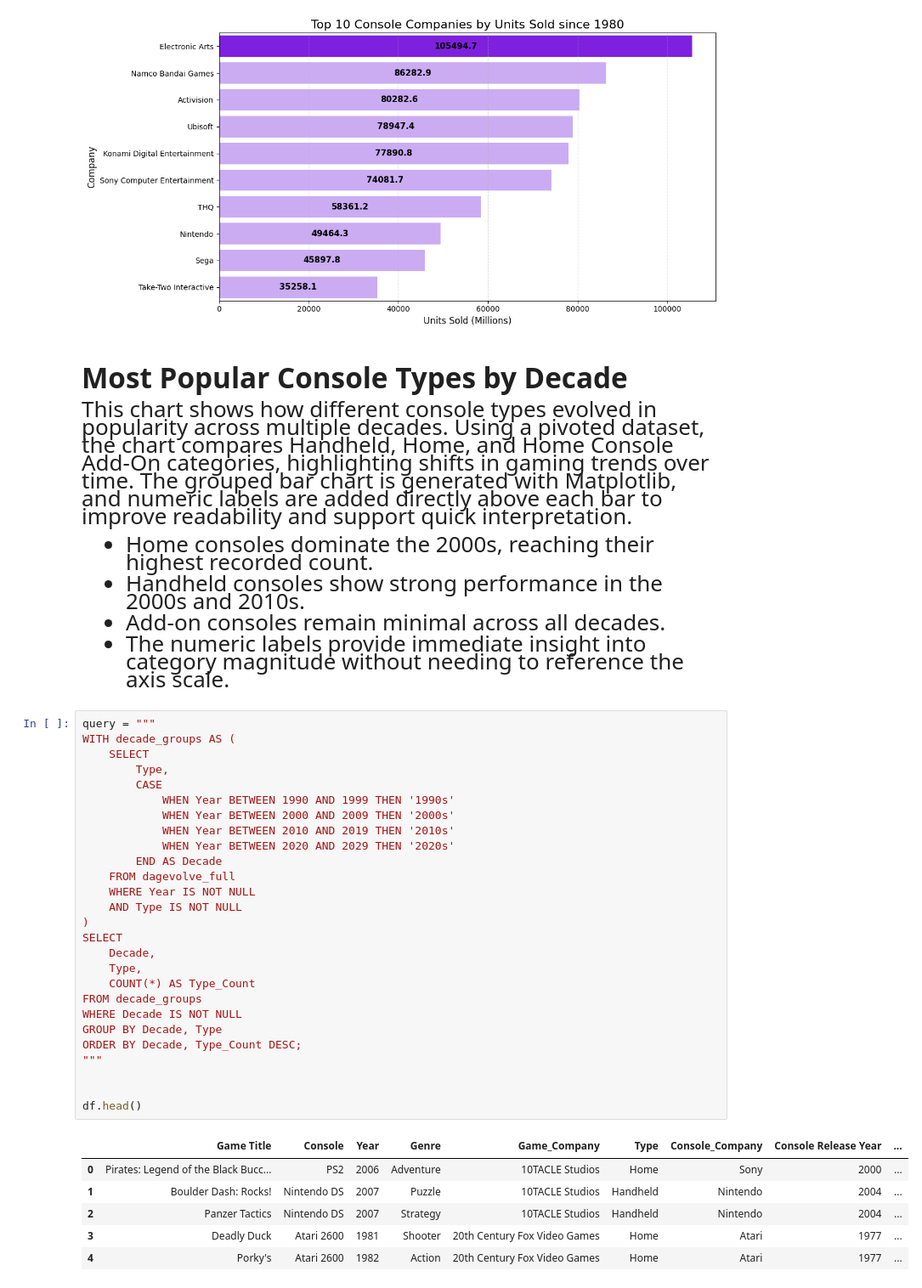
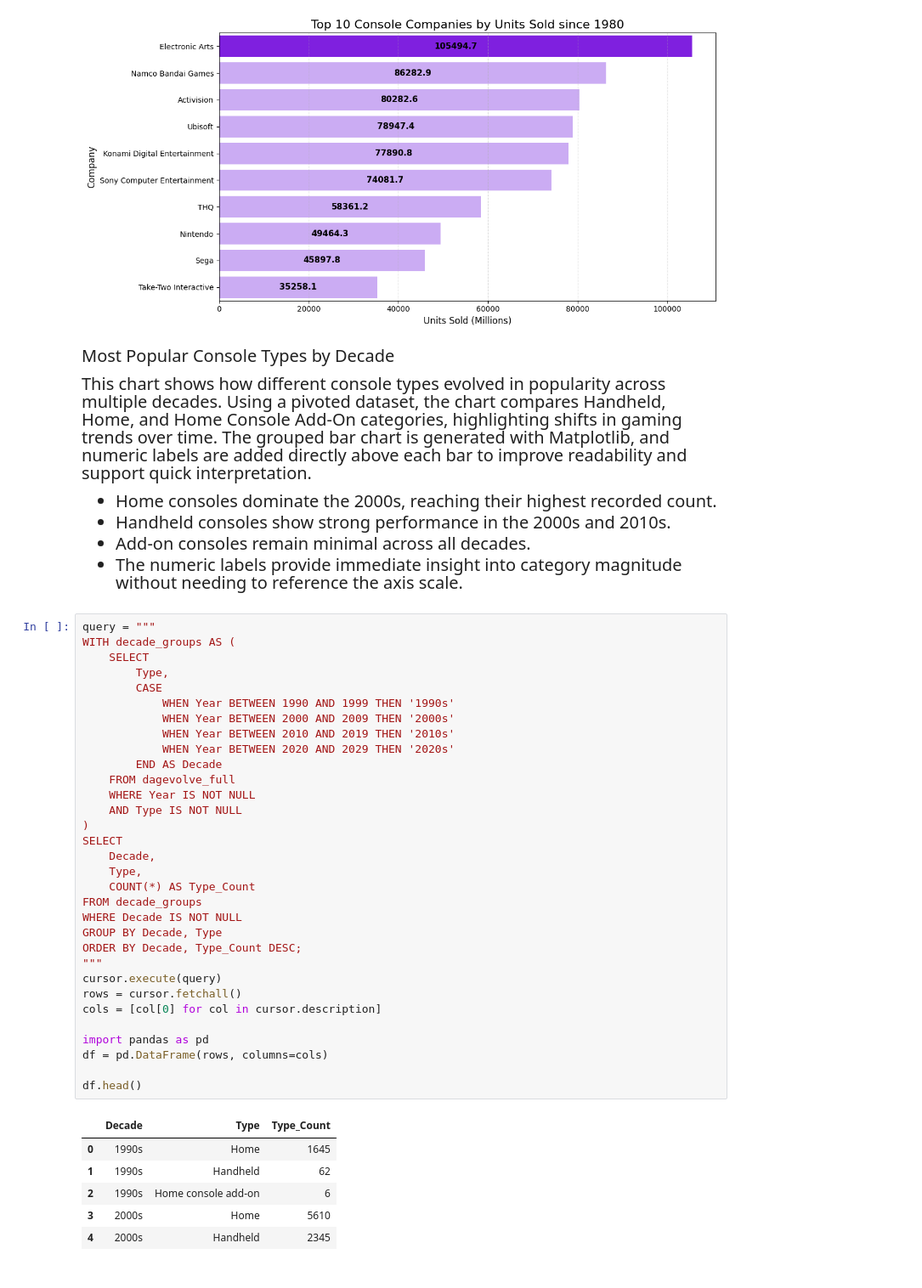
Before and after one commit to Teerp1986/The-Evolution-Of-Gaming, a Jupyter notebook: notebook/gamevolve.ipynb, the cells around one changed output. Shown at 85% size. Saved outputs shown, nothing was run; the diff lists cells and outputs as text.

```diff
--- a/notebook/gamevolve.ipynb
+++ b/notebook/gamevolve.ipynb
@@ -587,9 +598,9 @@ plt.show()
 # %% [output]
 [figure]
 # %% [markdown]
-<div style="font-family:'Times New Roman'; font-size:26px; font-weight:;">
+<div style="font-family:'Times New Roman'; font-size:20px; font-weight:;">
 
-### Most Popular Console Types by Decade
+Most Popular Console Types by Decade
 
 This chart shows how different console types evolved in popularity across multiple decades. Using a pivoted dataset, the chart compares Handheld, Home, and Home Console Add‑On categories, highlighting shifts in gaming trends over time.
 The grouped bar chart is generated with Matplotlib, and numeric labels are added directly above each bar to improve readability and support quick interpretation.
@@ -601,35 +612,40 @@ The grouped bar chart is generated with Matplotlib, and numeric labels are added
 # %%
 query = """
 WITH decade_groups AS (
     SELECT
         Type,
         CASE
             WHEN Year BETWEEN 1990 AND 1999 THEN '1990s'
             WHEN Year BETWEEN 2000 AND 2009 THEN '2000s'
             WHEN Year BETWEEN 2010 AND 2019 THEN '2010s'
             WHEN Year BETWEEN 2020 AND 2029 THEN '2020s'
         END AS Decade
     FROM dagevolve_full
     WHERE Year IS NOT NULL
     AND Type IS NOT NULL
 )
 SELECT
     Decade,
     Type,
     COUNT(*) AS Type_Count
 FROM decade_groups
 WHERE Decade IS NOT NULL
 GROUP BY Decade, Type
 ORDER BY Decade, Type_Count DESC;
 """
+cursor.execute(query)
+rows = cursor.fetchall()
+cols = [col[0] for col in cursor.description]
 
+import pandas as pd
+df = pd.DataFrame(rows, columns=cols)
 
 df.head()
 # %% [output]
-|  | Game Title | Console | Year | Genre | Game_Company | Type | Console_Company | Console Release Year | ... |
-| 0 | Pirates: Legend of the Black Bucc... | PS2 | 2006 | Adventure | 10TACLE Studios | Home | Sony | 2000 | ... |
-| 1 | Boulder Dash: Rocks! | Nintendo DS | 2007 | Puzzle | 10TACLE Studios | Handheld | Nintendo | 2004 | ... |
-| 2 | Panzer Tactics | Nintendo DS | 2007 | Strategy | 10TACLE Studios | Handheld | Nintendo | 2004 | ... |
-| 3 | Deadly Duck | Atari 2600 | 1981 | Shooter | 20th Century Fox Video Games | Home | Atari | 1977 | ... |
-| 4 | Porky's | Atari 2600 | 1982 | Action | 20th Century Fox Video Games | Home | Atari | 1977 | ... |
+|  | Decade | Type | Type_Count |
+| 0 | 1990s | Home | 1645 |
+| 1 | 1990s | Handheld | 62 |
+| 2 | 1990s | Home console add-on | 6 |
+| 3 | 2000s | Home | 5610 |
+| 4 | 2000s | Handheld | 2345 |
 # %%
```
Also changed, not shown: parts of 16 cells of this notebook, 4 other files.
